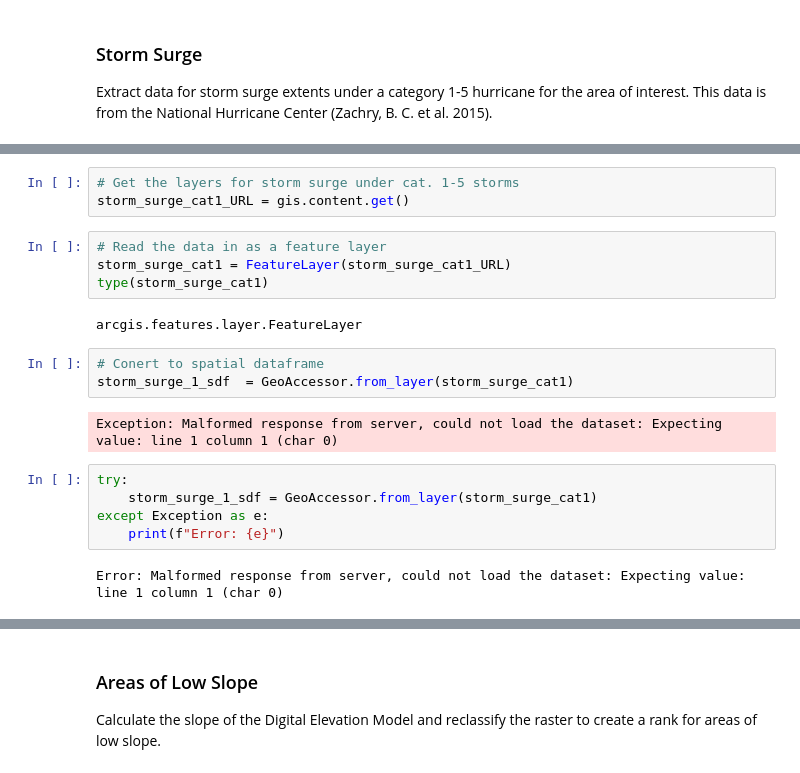
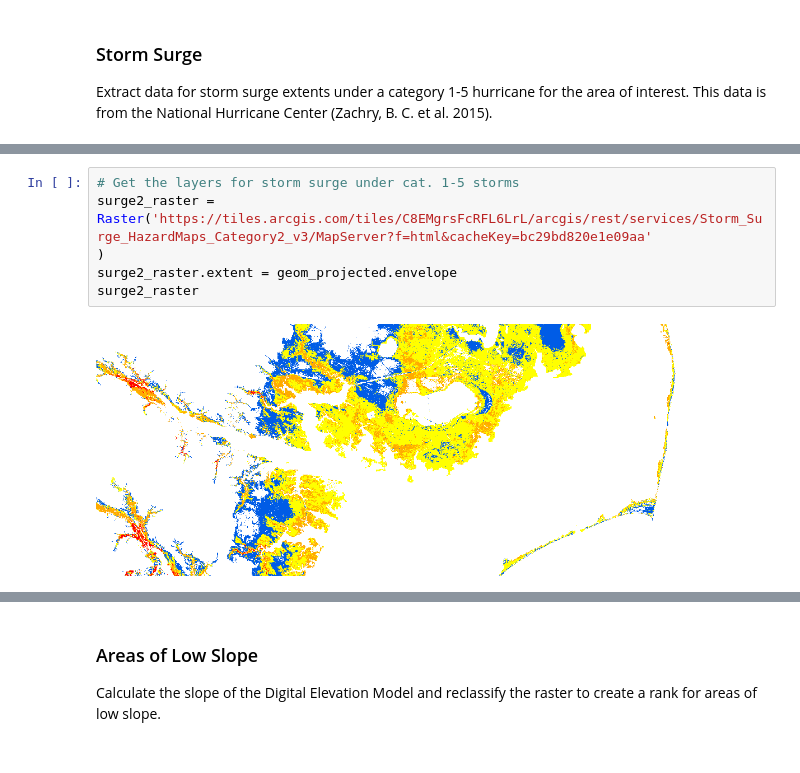
Before and after one commit to megmanning1/ResilienceHubTool, a Jupyter notebook: FinalProject.ipynb, the cells around one changed output, grey strips where cells are left out. Drawn from its saved outputs; the diff is of its cells as text.

```diff
--- a/FinalProject.ipynb
+++ b/FinalProject.ipynb
@@ -299,21 +321,8 @@ Extract data for storm surge extents under a category 1-5 hurricane for the area
 # %%
 # Get the layers for storm surge under cat. 1-5 storms
-storm_surge_cat1_URL = gis.content.get()
+surge2_raster = Raster('https://tiles.arcgis.com/tiles/C8EMgrsFcRFL6LrL/arcgis/rest/services/Storm_Surge_HazardMaps_Category2_v3/MapServer?f=html&cacheKey=bc29bd820e1e09aa'
+)
+surge2_raster.extent = geom_projected.envelope
+surge2_raster
+# %% [output]
+[figure, added]
-# %%
-# Read the data in as a feature layer
-storm_surge_cat1 = FeatureLayer(storm_surge_cat1_URL)
-type(storm_surge_cat1)
-# %% [output]
-arcgis.features.layer.FeatureLayer
-# %%
-# Conert to spatial dataframe
-storm_surge_1_sdf  = GeoAccessor.from_layer(storm_surge_cat1)
-# %% [output]
-Exception: Malformed response from server, could not load the dataset: Expecting value: line 1 column 1 (char 0)
-# %%
-try:
-    storm_surge_1_sdf = GeoAccessor.from_layer(storm_surge_cat1)
-except Exception as e:
-    print(f"Error: {e}")
-# %% [output]
-Error: Malformed response from server, could not load the dataset: Expecting value: line 1 column 1 (char 0)
```
Also changed, not shown: parts of 13 cells of this notebook, 1 other file.
